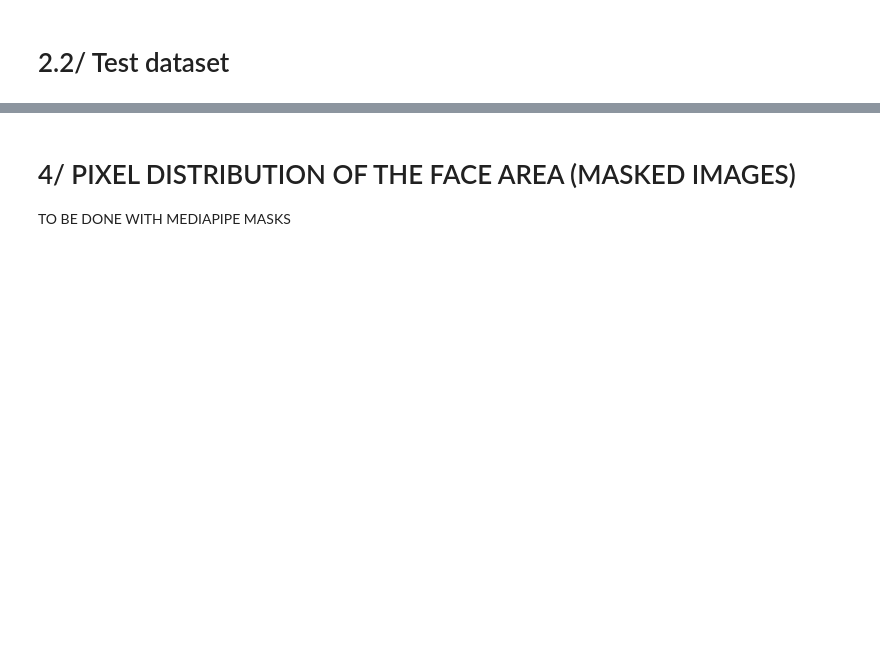
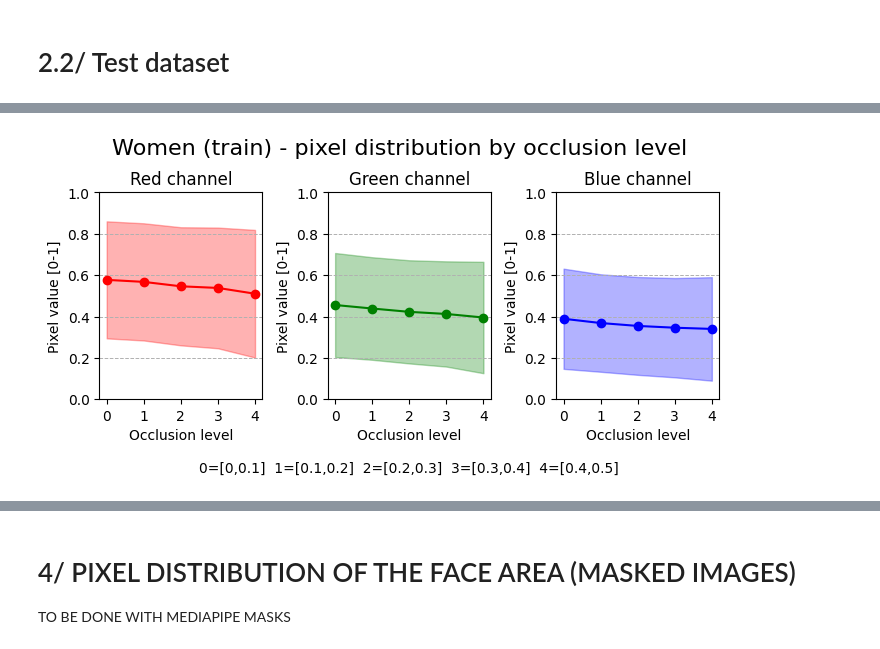
Before and after one commit to Mita-Data/Data_challenge_2.0, a Jupyter notebook: anaele_exploration_distribution.ipynb, the cells around one changed output, grey strips where cells are left out. Drawn from its saved outputs; the diff is of its cells as text; code cells hidden in the pictures; blank space fills up the shorter version.

Commit message:
finished processing pixel distribution ananlysis

```diff
--- a/anaele_exploration_distribution.ipynb
+++ b/anaele_exploration_distribution.ipynb
@@ -294,0 +383,19 @@ database 3 color - std tensor([0.2849, 0.2614, 0.2591], device='cuda:0')
+# %%
+# DISTRIBUTION BY LEVEL OF OCCLUSION FOR WOMEN AND COLOR IMAGES
+# -------------------------------------------------------------
+list = np.arange(0 , 1 , 0.1).tolist()
+df_train['occ_level'] = pd.cut(df_train['FaceOcclusion'], bins=list, labels=False)
+
+
+df_color_w = df_train[ (df_train['color'] == 1) & (df_train['gender_id']==0)].reset_index(drop=True)
+res = []
+for i in range(0,10):
+    df_ = df_color_w[df_color_w['occ_level'] == i].reset_index(drop=True)
+    set_ = Dataset(df_, image_dir)
+    loader_ = torch.utils.data.DataLoader(set_, **params)
+    mean_, std_ = calculate_mean_std(loader_, num_channels=3)
+    print(f'color, women, occlusion level {i}: mean {mean_.cpu().numpy()}, std {std_.cpu().numpy()}, {len(df_)} images')
+    res.append([i, len(df_)] + mean_.cpu().numpy().tolist() + std_.cpu().numpy().tolist())
+
+res_df = pd.DataFrame(res, columns=['occ_level','images', 'mean_R','mean_G','mean_B' ,'std_R','std_G','std_B'])
+with open('pixel_distribution_train_color_w_occ_level.pkl', 'wb') as f: pickle.dump(res_df, f)
@@ -294,0 +413,45 @@ database 3 color - std tensor([0.2849, 0.2614, 0.2591], device='cuda:0')
+# %%
+def plot_dist(res_df, title):
+    res = res_df.iloc[:5,:] # take only first 5 occlusion levels
+    plt.figure(figsize=(8,3))
+
+    # red channel
+    plt.subplot(1,3,1)
+    plt.plot(res['occ_level'], res['mean_R'], color='r', marker='o', label='mean_R')
+    plt.fill_between(res['occ_level'], res['mean_R']-res['std_R'], res['mean_R']+res['std_R'], color='r', alpha=0.3, label='std_R')
+    plt.title('Red channel')
+    plt.xlabel('Occlusion level')
+    plt.xticks(res['occ_level'])
+    plt.ylabel('Pixel value [0-1]')
+    plt.ylim(0,1)
+    plt.grid(axis='y', linestyle='--', linewidth=0.7)
+
+    # green channel
+    plt.subplot(1,3,2)
+    plt.plot(res['occ_level'], res['mean_G'], color='g', marker='o', label='mean_G')
+    plt.fill_between(res['occ_level'], res['mean_G']-res['std_G'], res['mean_G']+res['std_G'], color='g', alpha=0.3, label='std_G')
+    plt.title('Green channel')
+    plt.xlabel('Occlusion level\n\n0=[0,0.1]  1=[0.1,0.2]  2=[0.2,0.3]  3=[0.3,0.4]  4=[0.4,0.5]')
+    plt.xticks(res['occ_level'])
+    plt.ylabel('Pixel value [0-1]')
+    plt.ylim(0,1)
+    plt.grid(axis='y', linestyle='--', linewidth=0.7)
+
+    # blue channel
+    plt.subplot(1,3,3)
+    plt.plot(res['occ_level'], res['mean_B'], color='b', marker='o', label='mean_B')
+    plt.fill_between(res['occ_level'], res['mean_B']-res['std_B'], res['mean_B']+res['std_B'], color='b', alpha=0.3, label='std_B')
+    plt.title('Blue channel')
+    plt.xlabel('Occlusion level')
+    plt.xticks(res['occ_level'])
+    plt.ylabel('Pixel value [0-1]')
+    plt.ylim(0,1)
+    plt.grid(axis='y', linestyle='--', linewidth=0.7)
+
+    plt.subplots_adjust(top=0.8, wspace=0.4)
+    plt.suptitle(title, fontsize=16)
+    plt.show()
+
+plot_dist(res_df,"Women (train) - pixel distribution by occlusion level")
+# %% [output]
+[figure, added]
```
Also changed, not shown: parts of 15 cells of this notebook, 7 other files.
